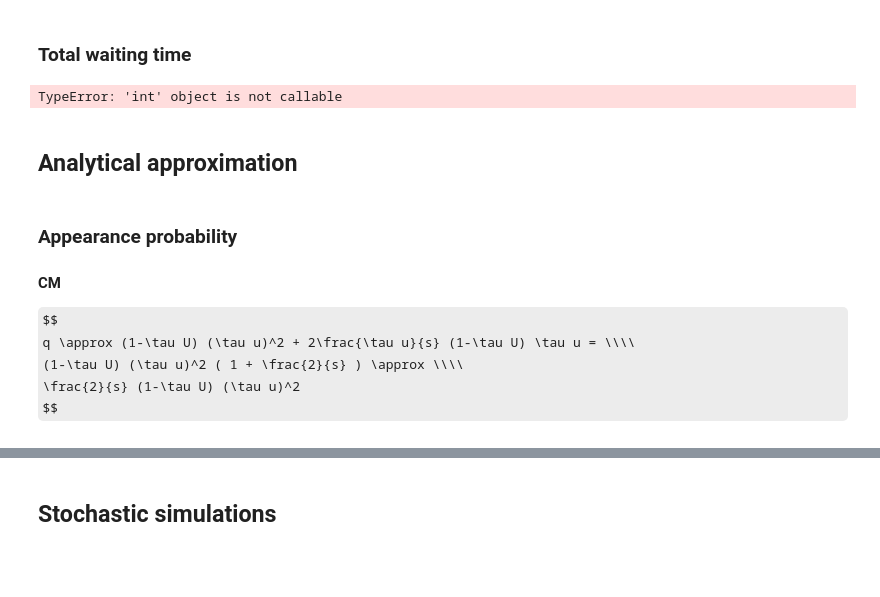
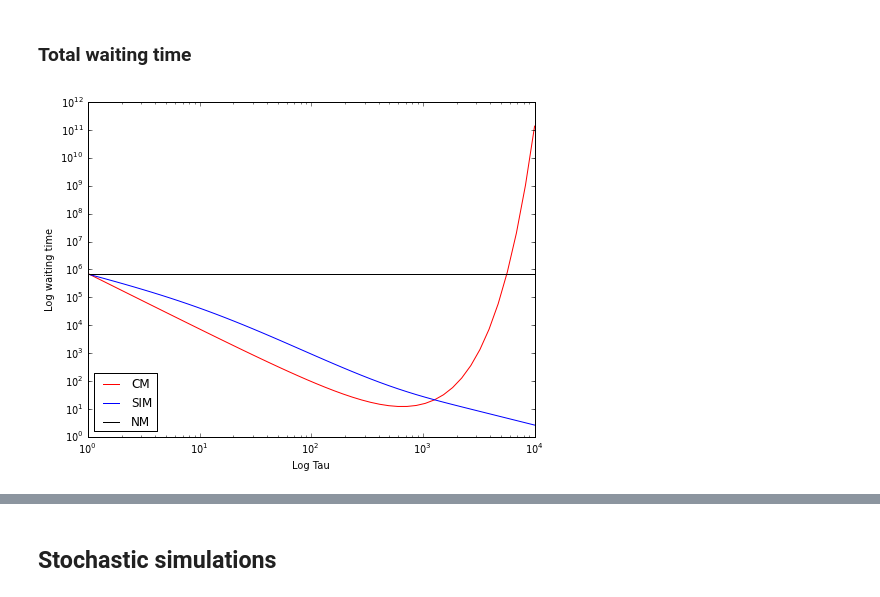
Before and after one commit to yoavram/ruggedsim, a Jupyter notebook: SIDEER2013/notebook.ipynb, the cells around one changed output, grey strips where cells are left out. Drawn from its saved outputs; the diff is of its cells as text; code cells hidden in the pictures; some formulas as TeX source; blank space fills up the shorter version.

```diff
--- a/SIDEER2013/notebook.ipynb
+++ b/SIDEER2013/notebook.ipynb
@@ -80,22 +80,11 @@ def waiting_cm_exact(T,U,u,s,H):
 def waiting_sim_exact(T,U,u,s,H):
     return 1/(N * appearance_sim_exact(T,U,u,s,H) * fixation_sim_exact(T,U,u,s,H))
 # %%
-taus = logspace(0,3)
+taus = logspace(0,4)
 plot(taus, [waiting_cm_exact(T,U,u,s,H) for T in taus], 'r', taus, [waiting_sim_exact(T,U,u,s,H) for T in taus], 'b');
 axhline(y=waiting_cm_exact(1,U,u,s,H), color="k")
 yscale("log"); xscale("log");
 xlabel("Log Tau"); ylabel("Log waiting time");
 legend(["CM","SIM","NM"], loc=3);
 # %% [output]
-TypeError: 'int' object is not callable
+[figure, added]
-# %% [markdown]
-## Analytical approximation
-# %% [markdown]
-### Appearance probability
-#### CM
-
-$$
-q \approx (1-\tau U) (\tau u)^2 + 2\frac{\tau u}{s} (1-\tau U) \tau u = \\\\
-(1-\tau U) (\tau u)^2 ( 1 + \frac{2}{s} ) \approx \\\\
-\frac{2}{s} (1-\tau U) (\tau u)^2
-$$
```
Also changed, not shown: parts of 8 cells of this notebook.
